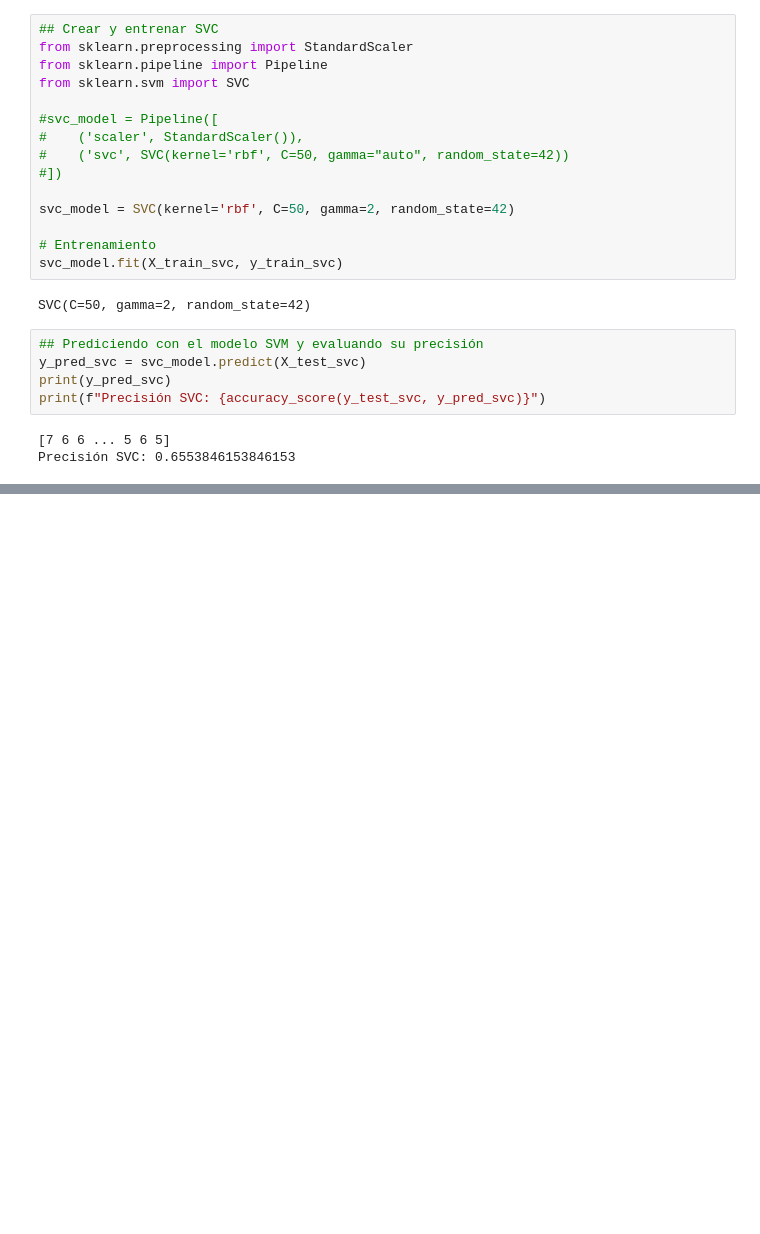
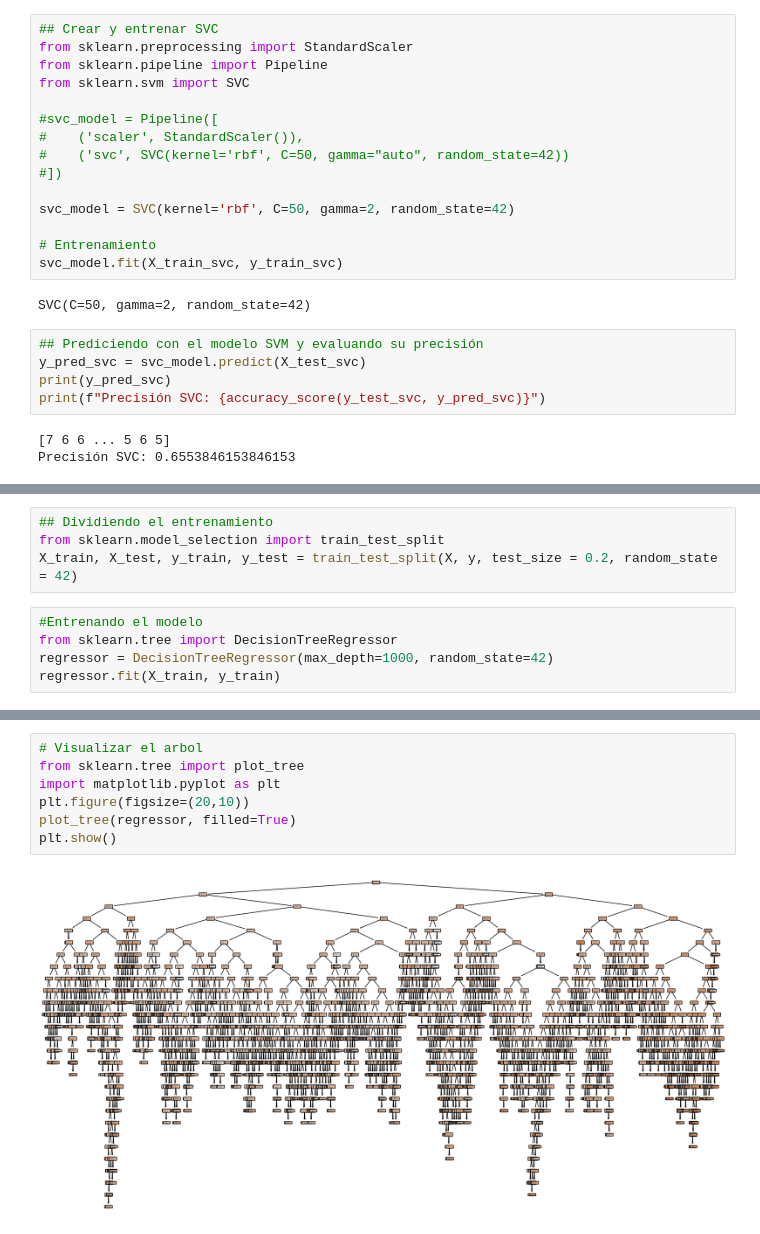
Before and after one commit to carloosfuentes/programacion-ia, a Jupyter notebook: Tema 3/Actividad3_10/Actividad 3_10.ipynb, the cells around one changed output, grey strips where cells are left out. Drawn from its saved outputs; the diff is of its cells as text; blank space fills up the shorter version.

Commit message:
Añadiendo DecisionTreeRegressor

```diff
--- a/Tema 3/Actividad3_10/Actividad 3_10.ipynb
+++ b/Tema 3/Actividad3_10/Actividad 3_10.ipynb
@@ -120,0 +130,9 @@ Precisión SVC: 0.6553846153846153
+# %%
+## Dividiendo el entrenamiento
+from sklearn.model_selection import train_test_split
+X_train, X_test, y_train, y_test = train_test_split(X, y, test_size = 0.2, random_state = 42)
+# %%
+#Entrenando el modelo
+from sklearn.tree import DecisionTreeRegressor
+regressor = DecisionTreeRegressor(max_depth=1000, random_state=42)
+regressor.fit(X_train, y_train)
@@ -120,0 +153,9 @@ Precisión SVC: 0.6553846153846153
+# %%
+# Visualizar el arbol
+from sklearn.tree import plot_tree
+import matplotlib.pyplot as plt
+plt.figure(figsize=(20,10))
+plot_tree(regressor, filled=True)
+plt.show()
+# %% [output]
+[figure, added]
```
Also changed, not shown: parts of 5 cells of this notebook.
